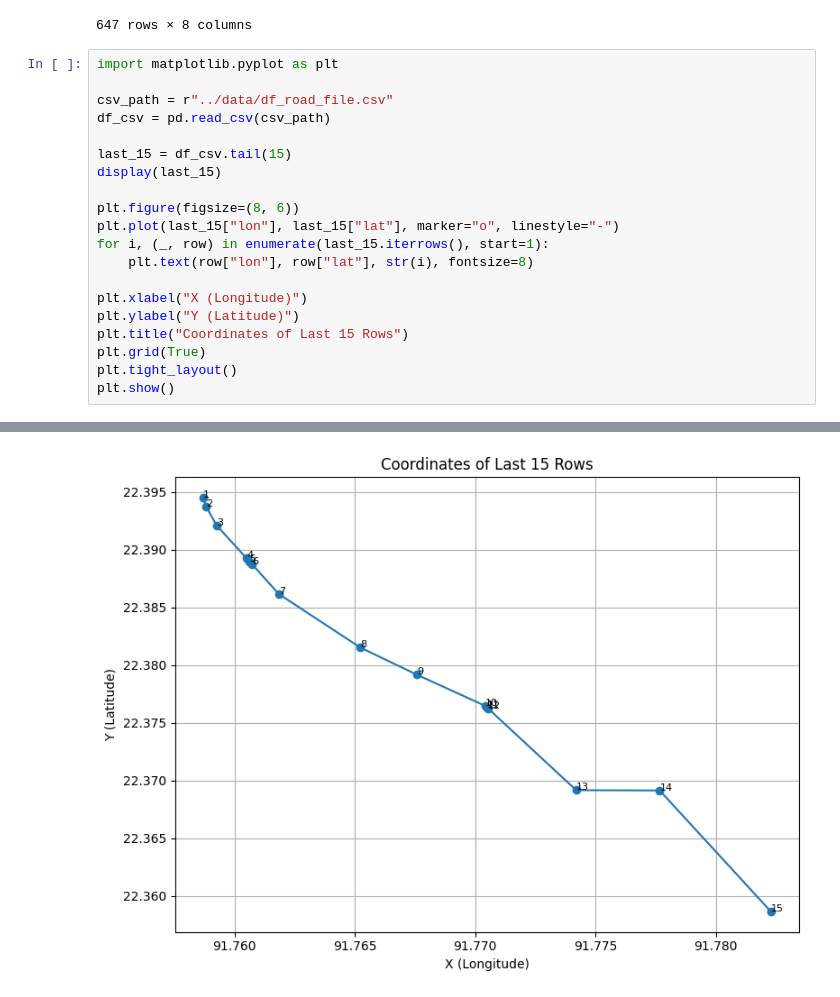
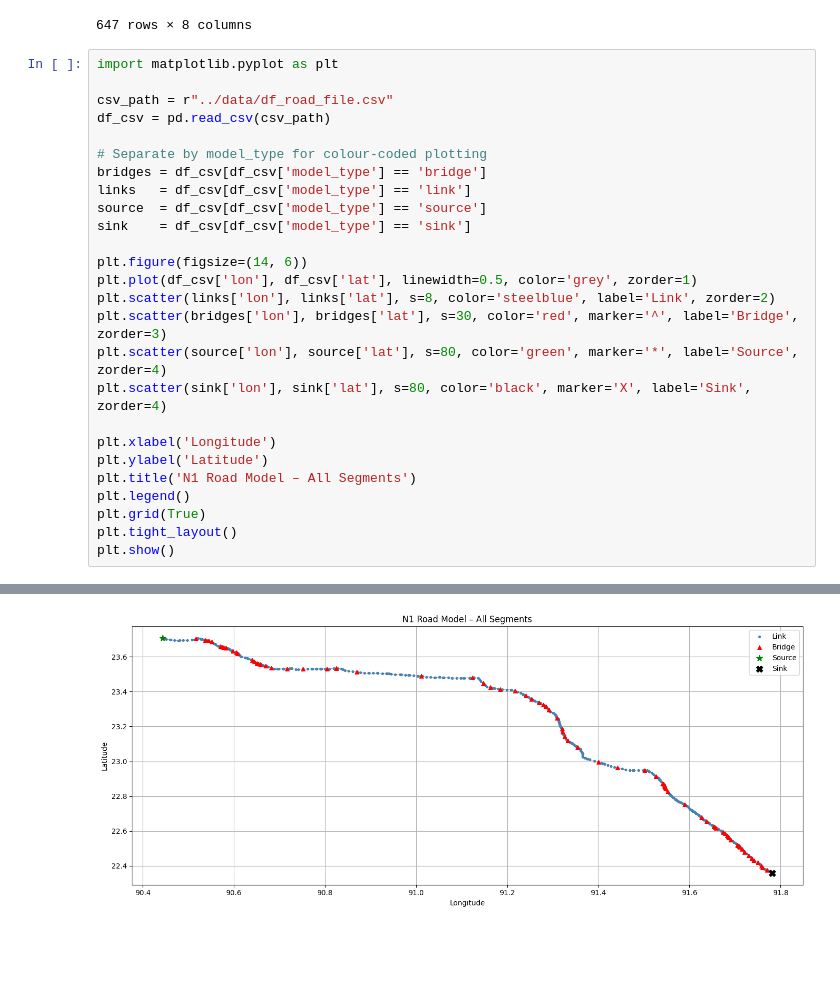
Before and after one commit to taufik-my/ASIM_Team14, a Jupyter notebook: EPA133a-G14-A2/notebook/clean_roads_and_bridges.ipynb, the cells around one changed output, grey strips where cells are left out. Cells and saved outputs as stored; diff of their text form; blank space fills up the shorter version.

Commit message:
minor revision for the graph plotting (last cell)

```diff
--- a/EPA133a-G14-A2/notebook/clean_roads_and_bridges.ipynb
+++ b/EPA133a-G14-A2/notebook/clean_roads_and_bridges.ipynb
@@ -484,17 +484,23 @@ import matplotlib.pyplot as plt
 csv_path = r"../data/df_road_file.csv"
 df_csv = pd.read_csv(csv_path)
 
-last_15 = df_csv.tail(15)
-display(last_15)
+# Separate by model_type for colour-coded plotting
+bridges = df_csv[df_csv['model_type'] == 'bridge']
+links   = df_csv[df_csv['model_type'] == 'link']
+source  = df_csv[df_csv['model_type'] == 'source']
+sink    = df_csv[df_csv['model_type'] == 'sink']
 
-plt.figure(figsize=(8, 6))
-plt.plot(last_15["lon"], last_15["lat"], marker="o", linestyle="-")
-for i, (_, row) in enumerate(last_15.iterrows(), start=1):
-    plt.text(row["lon"], row["lat"], str(i), fontsize=8)
+plt.figure(figsize=(14, 6))
+plt.plot(df_csv['lon'], df_csv['lat'], linewidth=0.5, color='grey', zorder=1)
+plt.scatter(links['lon'], links['lat'], s=8, color='steelblue', label='Link', zorder=2)
+plt.scatter(bridges['lon'], bridges['lat'], s=30, color='red', marker='^', label='Bridge', zorder=3)
+plt.scatter(source['lon'], source['lat'], s=80, color='green', marker='*', label='Source', zorder=4)
+plt.scatter(sink['lon'], sink['lat'], s=80, color='black', marker='X', label='Sink', zorder=4)
 
-plt.xlabel("X (Longitude)")
-plt.ylabel("Y (Latitude)")
-plt.title("Coordinates of Last 15 Rows")
+plt.xlabel('Longitude')
+plt.ylabel('Latitude')
+plt.title('N1 Road Model – All Segments')
+plt.legend()
 plt.grid(True)
 plt.tight_layout()
 plt.show()
@@ -518 +508 @@ plt.show()
-[figure, old version]
+[figure, new version]
```
Also changed, not shown: parts of 1 cell of this notebook.
